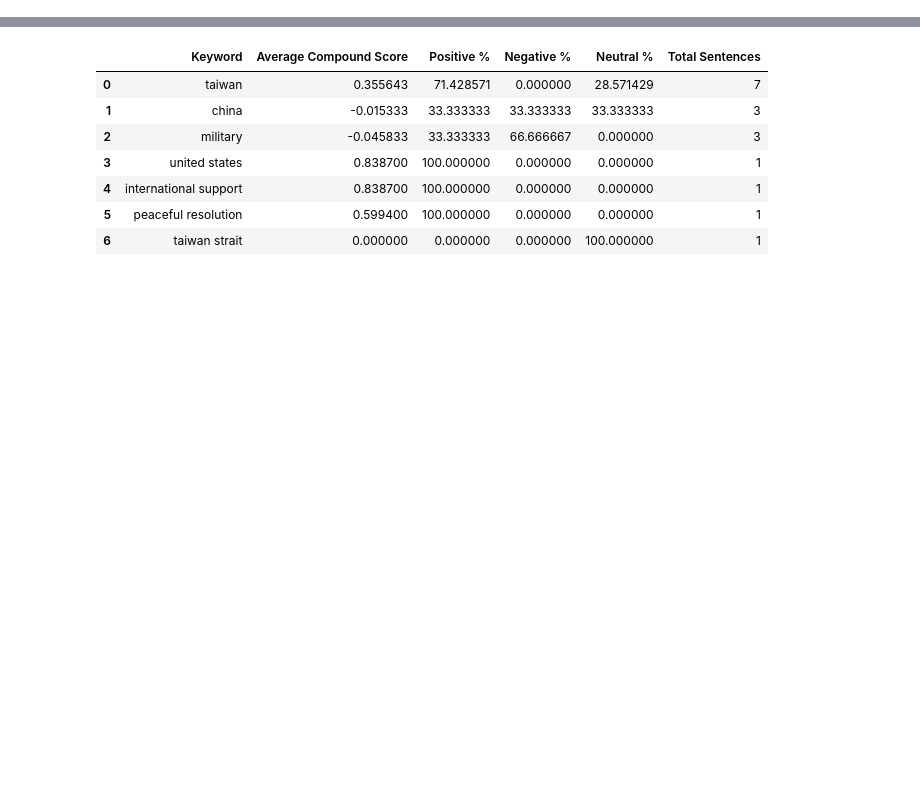
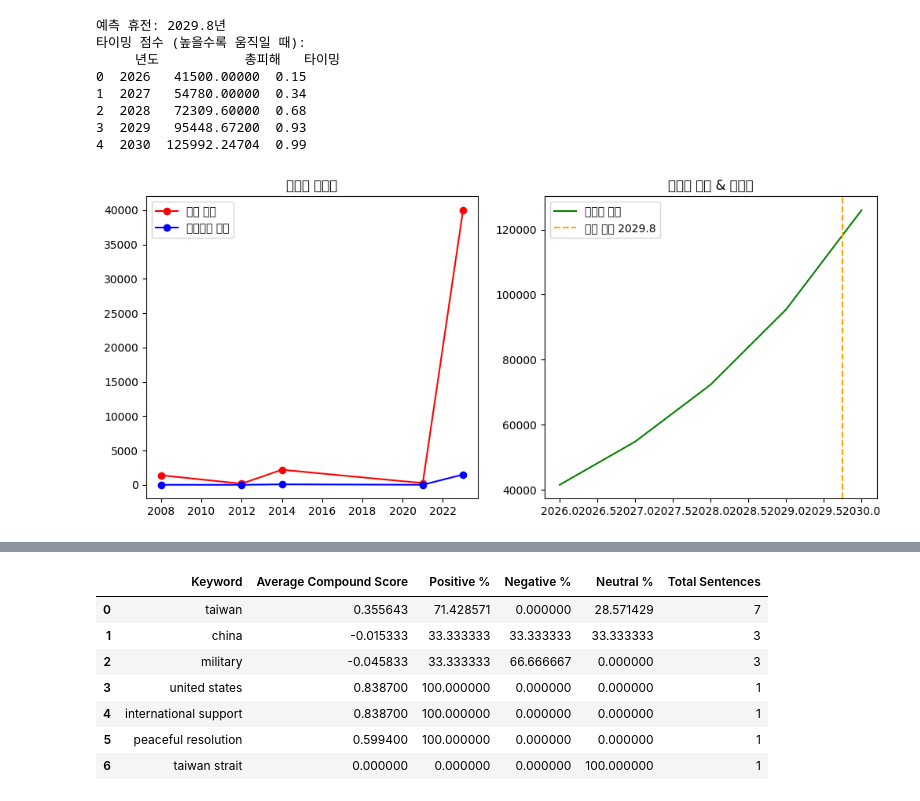
Before and after one commit to hanyeolhui/BusanDropoutQuant, a Jupyter notebook: scratchpad.ipynb, the cells around one changed output, grey strips where cells are left out. Saved outputs shown, nothing was run; the diff lists cells and outputs as text; code cells hidden in the pictures; blank space fills up the shorter version.

Commit message:
Colab을 통해 생성됨 이스라엘&미국-전쟁

```diff
--- a/scratchpad.ipynb
+++ b/scratchpad.ipynb
@@ -372,0 +3,64 @@ print("\n'correlation_data'는 'sim_df'에서 '날짜' 컬럼을 제외한, 상
+# %%
+import pandas as pd
+import numpy as np
+import matplotlib.pyplot as plt
+from datetime import datetime, timedelta
+
+# 역사적 데이터: 전쟁 번호, 시작년도, 이스라엘 피해, 가자 피해 (추정치 기반)
+data = {
+    '전쟁': ['1차 (2008)', '2차 (2012)', '3차 (2014)', '4차 (2021)', '5차 (2023-)'],
+    '시작_년도': [2008, 2012, 2014, 2021, 2023],
+    '이스라엘_피해': [13, 6, 73, 13, 1500],  # 군인+민간 추정
+    '가자_피해': [1400, 170, 2200, 260, 40000],  # 누적 추정 [web:1][web:9]
+    '지속_개월': [22, 8, 50, 11, 36]  # 대략
+}
+df = pd.DataFrame(data)
+
+# 소모전 시뮬레이션: 연간 성장률 1.2배 가정 (러-우 패턴 유사)
+# political_instability_factor: 1에 가까울수록 불안정성이 낮아 성장률에 미치는 영향 감소, 1보다 클수록 성장률 가속
+def simulate_damage(start_year, years=5, growth=1.2, political_instability_factor=1.0):
+    years_ahead = np.arange(start_year, start_year + years)
+    # 정치적 불안정성 요인을 성장률에 반영
+    adjusted_growth = growth * political_instability_factor
+
+    israel_damage = df['이스라엘_피해'].iloc[-1] * (adjusted_growth ** (years_ahead - 2026))
+    gaza_damage = df['가자_피해'].iloc[-1] * (adjusted_growth ** (years_ahead - 2026))
+    total_damage = israel_damage + gaza_damage
+    return pd.DataFrame({'년도': years_ahead, '이스라엘': israel_damage, '가자': gaza_damage, '총피해': total_damage})
+
+# 예시: 정치적 불안정성 요인 1.1 (기존 성장률보다 10% 더 가속)
+sim_df = simulate_damage(2026, 5, political_instability_factor=1.1)
+sim_df.to_csv('damage_simulation.csv', index=False)  # CSV 출력
+
+# 타이밍 분석: 과거 주기(평균 2.8년)로 다음 휴전 예측, 피해 피크 시 "움직임" 추천
+avg_cycle = np.mean(np.diff(df['시작_년도']))
+next_ceasefire = 2026 + avg_cycle
+timing_score = 1 / (1 + np.exp(-(sim_df['총피해'] / sim_df['총피해'].max() * 10 - 5)))  # 로지스틱: 피크 근처 1에 가까움
+
+print(f"예측 휴전: {next_ceasefire:.1f}년")
+print("타이밍 점수 (높을수록 움직일 때):")
+print(sim_df.assign(타이밍= [f"{s:.2f}" for s in timing_score])[['년도', '총피해', '타이밍']])
+
+# 차트: 피해 추이와 타이밍
+fig, (ax1, ax2) = plt.subplots(1, 2, figsize=(12, 5))
+ax1.plot(df['시작_년도'], df['가자_피해'], 'r-o', label='가자 피해')
+ax1.plot(df['시작_년도'], df['이스라엘_피해'], 'b-o', label='이스라엘 피해')
+ax1.set_title('역사적 피해량')
+ax1.legend()
+
+ax2.plot(sim_df['년도'], sim_df['총피해'], 'g-', label='총피해 예측')
+ax2.axvline(next_ceasefire, color='orange', ls='--', label=f'휴전 예측 {next_ceasefire:.1f}')
+ax2.set_title('소모전 예측 & 타이밍')
+ax2.legend()
+plt.savefig('conflict_damage_chart.png')  # PNG 차트 출력
+plt.show()
+# %% [output]
+예측 휴전: 2029.8년
+타이밍 점수 (높을수록 움직일 때):
+     년도           총피해   타이밍
+0  2026   41500.00000  0.15
+1  2027   54780.00000  0.34
+2  2028   72309.60000  0.68
+3  2029   95448.67200  0.93
+4  2030  125992.24704  0.99
+[figure, added]
```
Also changed, not shown: parts of 466 cells of this notebook.
